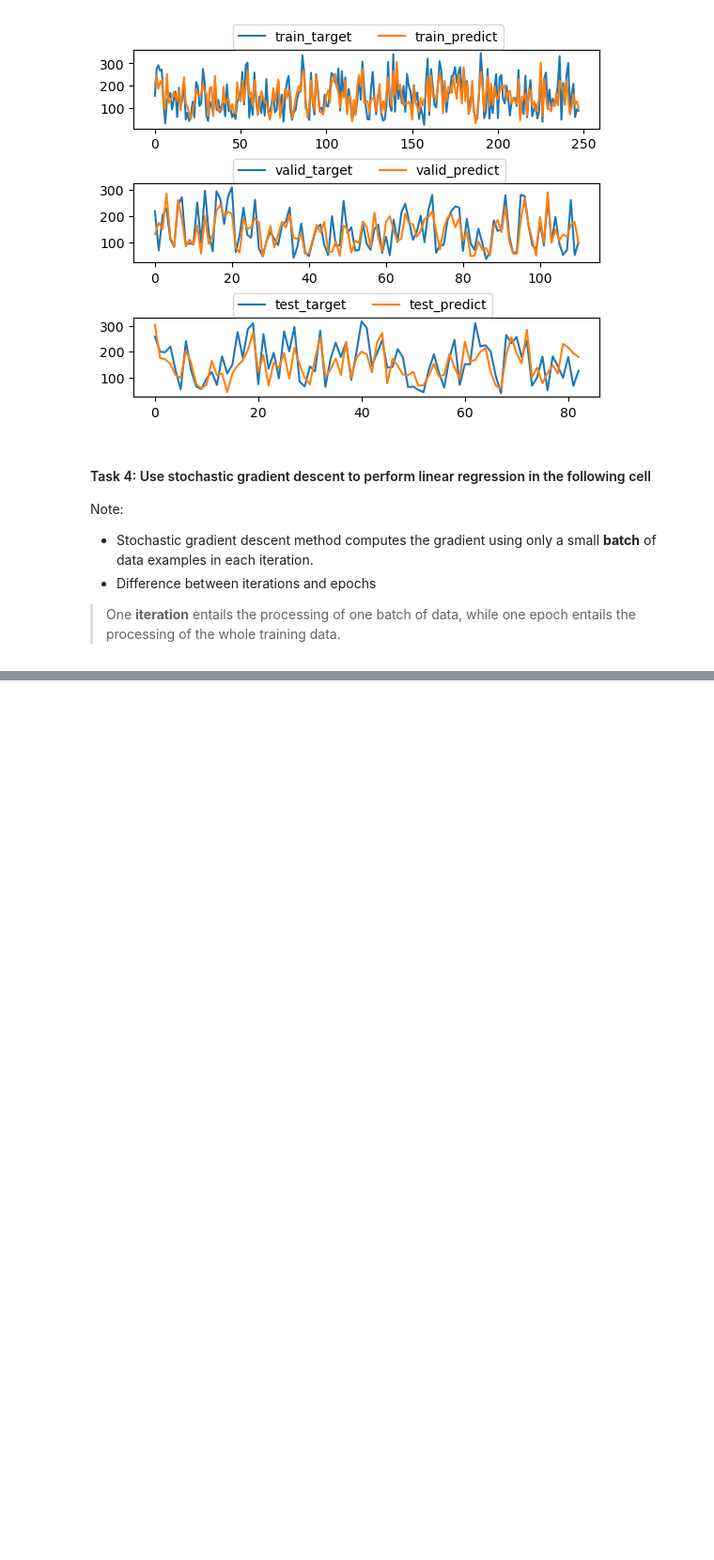
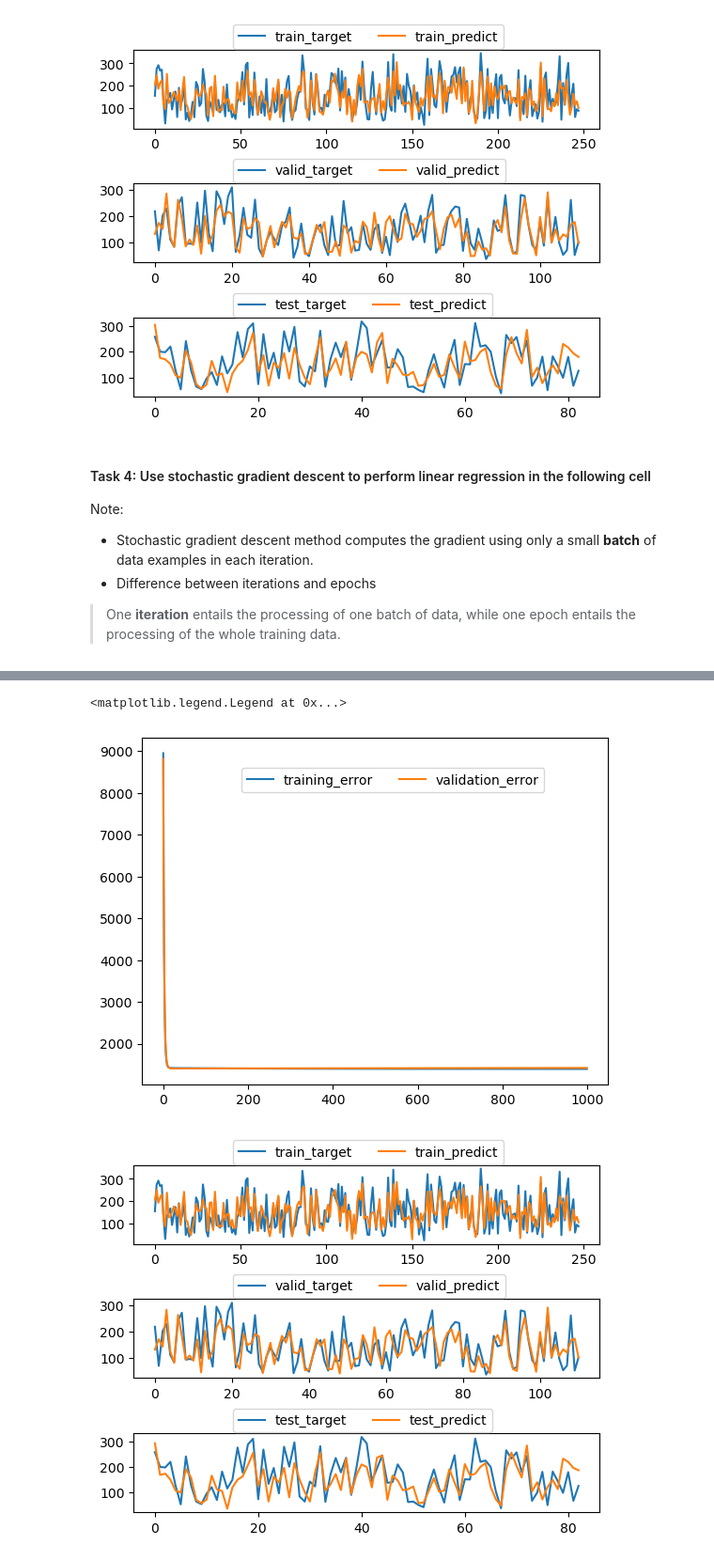
Before and after one commit to Lex-ari/MachineLearning, a Jupyter notebook: DiabetesLinearRegression/yourLastName_yourFirstName_assignment1.ipynb, the cells around one changed output, grey strips where cells are left out. Shown at 94% size. Saved outputs shown, nothing was run; the diff lists cells and outputs as text; code cells hidden in the pictures; blank space fills up the shorter version.

```diff
--- a/DiabetesLinearRegression/yourLastName_yourFirstName_assignment1.ipynb
+++ b/DiabetesLinearRegression/yourLastName_yourFirstName_assignment1.ipynb
@@ -227,0 +221,76 @@ epochs = 100   # number of epochs
+# %%
+# you may use the following hyperparameters and experiment with various values for them
+learning_rate = 0.01   # learning rate
+batch_size = 10 # number of data samples in a batch
+epochs = 1000   # number of epochs
+
+# please implement your code for task 4 here
+def myTrainingSGDLoop(
+    train_data,
+    train_target,
+    valid_data,
+    valid_target,
+    learning_rate,
+    batch_size,
+    epochs,
+    ):
+    train_losses = np.zeros((numItrs, 1))
+    valid_losses = np.zeros((numItrs, 1))
+    w = np.random.normal(0, 1, (train_data.shape[1], 1))
+
+    for i in range(epochs):
+        for j in range(0, train_data.shape[0], batch_size):
+            k = j + batch_size
+            batched_train_data = train_data[j:k]
+            batched_train_target = train_target[j:k]
+            #print(batched_train_data)
+
+            Xw = np.dot(batched_train_data, w)
+            grad = -1 * np.dot(batched_train_data.T, (batched_train_target - Xw)) / (batch_size)
+            # 1/N * XT (t-Xw)
+
+            w = w + learning_rate * (-1 * grad)
+
+        train_losses[i] = myLossFunction(train_data, w, train_target)
+        valid_losses[i] = myLossFunction(valid_data, w, valid_target)
+    return w, train_losses, valid_losses
+
+w, train_losses, valid_losses = myTrainingSGDLoop(
+    train_data_intercept,
+    train_target,
+    valid_data_intercept,
+    valid_target,
+    learning_rate,
+    batch_size,
+    epochs,
+    )
+
+plt.plot(np.arange(numItrs), train_losses, label = "training_error")
+plt.plot(np.arange(numItrs), valid_losses, label = "validation_error")
+plt.legend(bbox_to_anchor = (0.2, 0.93), ncol = 2)
+print()
+
+print("training loss using Stochastic Gradient Descent - MSE: %.2f" % (myLossFunction(train_data_intercept, w, train_target)))
+print("training loss using Stochastic Gradient Descent - MSE: %.2f" % (myLossFunction(valid_data_intercept, w, valid_target)))
+print("training loss using Stochastic Gradient Descent - MSE: %.2f" % (myLossFunction(test_data_intercept, w, test_target)))
+print()
+
+fig = plt.figure()
+fig.subplots_adjust(hspace = .7)
+
+plt.subplot(3, 1, 1)
+plt.plot(np.arange(train_target.shape[0]), train_target, label="train_target")
+plt.plot(np.arange(train_target.shape[0]), myModelFunction(train_data_intercept, w), label = "train_predict")
+plt.legend(bbox_to_anchor = (0.2, 0.93), ncol = 2)
+print()
+
+plt.subplot(3, 1, 2)
+plt.plot(np.arange(valid_target.shape[0]), valid_target, label = "valid_target")
+plt.plot(np.arange(valid_target.shape[0]), myModelFunction(valid_data_intercept, w), label = "valid_predict")
+plt.legend(bbox_to_anchor = (0.2, 0.93), ncol = 2)
+print()
+plt.subplot(3, 1, 3)
+plt.plot(np.arange(test_target.shape[0]), test_target, label = "test_target")
+plt.plot(np.arange(test_target.shape[0]), myModelFunction(test_data_intercept, w), label = "test_predict")
+plt.legend(bbox_to_anchor = (0.2, 0.93), ncol = 2)
+# %% [output]
@@ -227,0 +300,3 @@ epochs = 100   # number of epochs
+<matplotlib.legend.Legend at 0x...>
+[figure, added]
+[figure, added]
```
Also changed, not shown: parts of 3 cells of this notebook.
